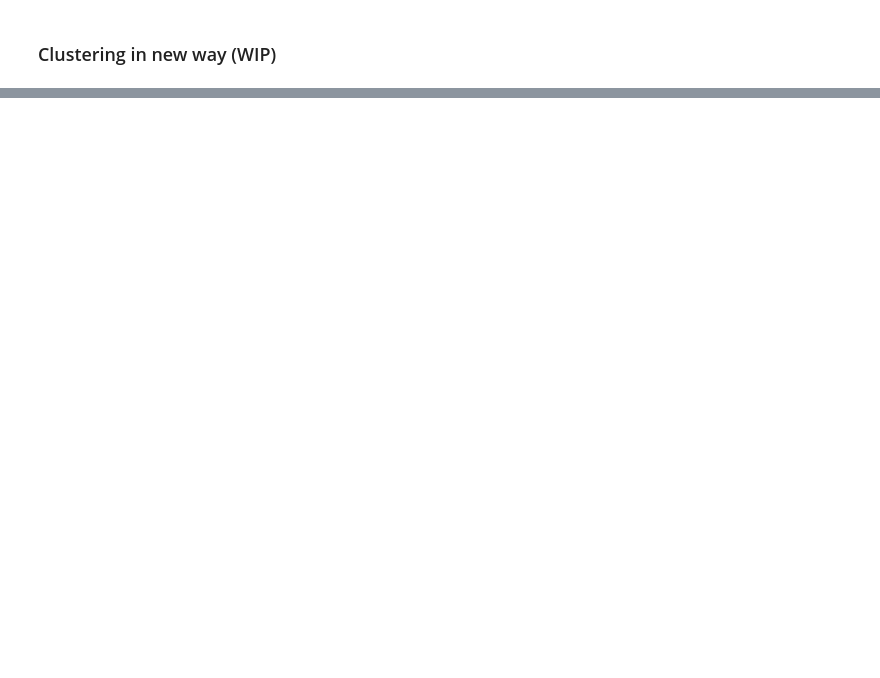
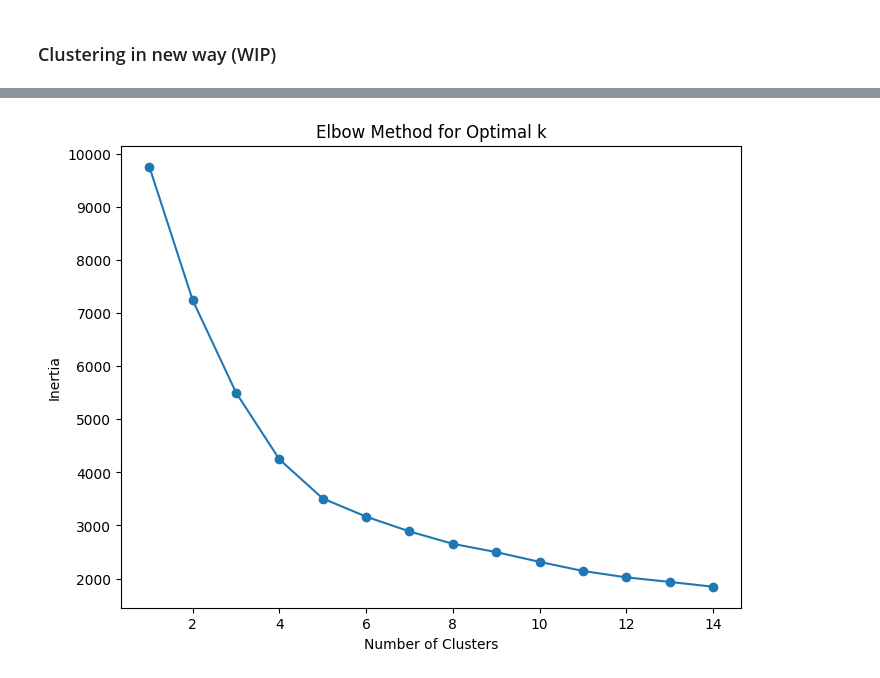
Before and after one commit to danielries/comptoolsproject, a Jupyter notebook: clustering_test.ipynb, the cells around one changed output, grey strips where cells are left out. Saved outputs shown, nothing was run; the diff lists cells and outputs as text; code cells hidden in the pictures; blank space fills up the shorter version.

```diff
--- a/clustering_test.ipynb
+++ b/clustering_test.ipynb
@@ -9,22 +9,4 @@ from sklearn.preprocessing import StandardScaler
 from sklearn.cluster import KMeans
 
 # Load the dataset
-df_combined = pd.read_csv('data/combined_comments_processed.csv')
-
-# Filter comments for Israel and Palestine
-df_israel = df_combined[df_combined['search_query'] == 'Israel'].copy()
-df_palestine = df_combined[df_combined['search_query'] == 'Palestine'].copy()
-
-# Select features
-features_israel = df_israel[['sentiment_score', 'lix_score', 'upvotes']]
-features_palestine = df_palestine[['sentiment_score', 'lix_score', 'upvotes']]
-
-# Combine features for consistent scaling
-combined_features = pd.concat([features_israel, features_palestine])
-
-# Scale features
-scaler = StandardScaler()
-scaler.fit(combined_features)
-
-X_israel_scaled = scaler.transform(features_israel)
-X_palestine_scaled = scaler.transform(features_palestine)
+df = pd.read_csv('data/Israel_w_lix_sentiment.csv')
@@ -100,0 +13,63 @@ cluster
+# %%
+from sklearn.cluster import KMeans
+import matplotlib.pyplot as plt
+import numpy as np
+from sklearn.preprocessing import StandardScaler
+
+# Log-transform skewed features
+df['log_upvotes'] = np.log1p(df['upvotes'])
+df['log_lix_score'] = np.log1p(df['lix_score'])
+
+# Cap extreme values (e.g., 99th percentile)
+df['log_upvotes'] = df['log_upvotes'].clip(upper=df['log_upvotes'].quantile(0.99))
+df['log_lix_score'] = df['log_lix_score'].clip(upper=df['log_lix_score'].quantile(0.99))
+
+
+# Prepare features
+features = df[['sentiment_score', 'log_lix_score', 'log_upvotes']]
+
+# Scale features
+scaler = StandardScaler()
+scaled_features = scaler.fit_transform(features)
+
+# Elbow method to determine optimal k
+inertia = []
+for k in range(1, 15):
+    kmeans = KMeans(n_clusters=k, random_state=42)
+    kmeans.fit(scaled_features)
+    inertia.append(kmeans.inertia_)
+
+# Plot elbow curve
+plt.figure(figsize=(8, 6))
+plt.plot(range(1, 15), inertia, marker='o')
+plt.title('Elbow Method for Optimal k')
+plt.xlabel('Number of Clusters')
+plt.ylabel('Inertia')
+plt.show()
+
+# Choose optimal k and cluster
+optimal_k = 4  # Adjust based on elbow curve
+kmeans = KMeans(n_clusters=optimal_k, random_state=42)
+df['KMEANS'] = kmeans.fit_predict(scaled_features)
+
+# Summarize clusters
+cluster_summary = df.groupby('cluster')[['sentiment_score', 'log_lix_score', 'log_upvotes']].mean()
+print(cluster_summary)
+
+# Visualize clusters
+from sklearn.decomposition import PCA
+
+# Reduce dimensions for visualization
+pca = PCA(n_components=2)
+reduced_features = pca.fit_transform(scaled_features)
+
+# Scatter plot
+plt.figure(figsize=(10, 6))
+plt.scatter(reduced_features[:, 0], reduced_features[:, 1], c=df['KMEANS'], cmap='viridis', s=50)
+plt.title('Clusters (PCA)')
+plt.xlabel('PCA Component 1')
+plt.ylabel('PCA Component 2')
+plt.colorbar(label='Cluster')
+plt.show()
+# %% [output]
+[figure, added]
```
Also changed, not shown: parts of 4 cells of this notebook, 7 other files.
